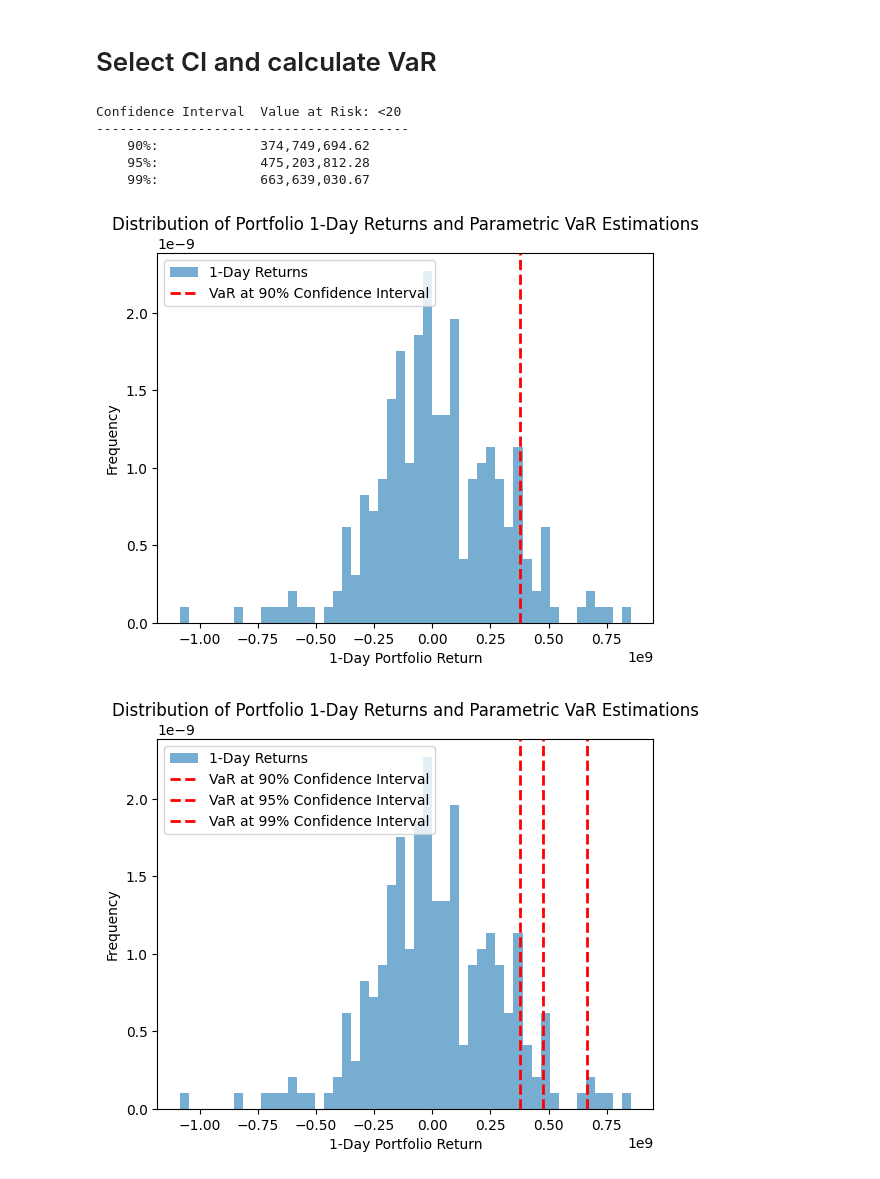
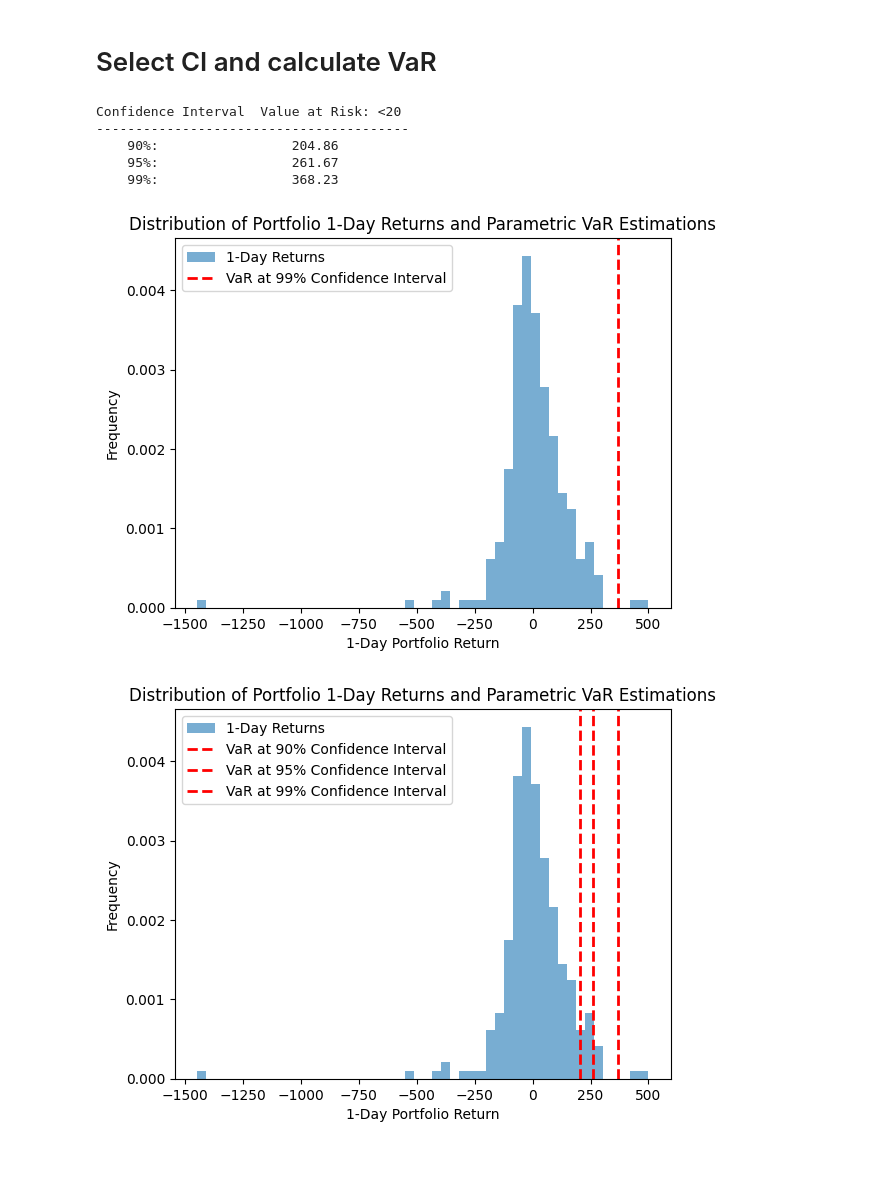
Before and after one commit to userlele78/Risk-Management-Project, a Jupyter notebook: Code/basic-historical-simulation-VaR(parametric).ipynb, the cells around one changed output. Saved outputs shown, nothing was run; the diff lists cells and outputs as text; code cells hidden in the pictures.

Commit message:
add merge_data_final

```diff
--- a/Code/basic-historical-simulation-VaR(parametric).ipynb
+++ b/Code/basic-historical-simulation-VaR(parametric).ipynb
@@ -33,0 +14,5 @@ data
+# %%
+data=pd.read_csv('../Data/merged_data-final.csv', index_col=0)
+# %%
+data = data.iloc[::-1]
+data
@@ -91,6 +88,7 @@ portfolio_value
 # %%
-weights = [
-    data.iloc[-1].iloc[0] * quantities[0] / portfolio_value,
-    data.iloc[-1].iloc[1] * quantities[1] / portfolio_value
-]
-print(weights)
+# weights = [
+#     data.iloc[-1].iloc[0] * quantities[0] / portfolio_value,
+#     data.iloc[-1].iloc[1] * quantities[1] / portfolio_value
+# ]
+portfolio_value = 10000
+weights = [0.5,0.5]
@@ -168,25 +166,25 @@ for ci, VaR in zip(confidence_intervals, VaRs):
 # %% [output]
 Confidence Interval  Value at Risk: <20
 ----------------------------------------
-    90%:             374,749,694.62
-    95%:             475,203,812.28
-    99%:             663,639,030.67
+    90%:                 204.86
+    95%:                 261.67
+    99%:                 368.23
 # %%
 # Conver returns to values for histogram
 historical_x_days_returns_values = historical_x_days_returns * portfolio_value
 
 # Plot histogram
 plt.hist(historical_x_days_returns_values, bins=50, density=True, alpha=0.6, label=f'{days}-Day Returns')
 # Add vertical line representing VaR
-plt.axvline(x=-VaRs[confidence_intervals.index(0.9)], color='r', linestyle='dashed', linewidth=2, label='VaR at 90% Confidence Interval')
+plt.axvline(x=-VaRs[confidence_intervals.index(0.99)], color='r', linestyle='dashed', linewidth=2, label='VaR at 99% Confidence Interval')
 
 plt.xlabel(f'{days}-Day Portfolio Return')
 plt.ylabel('Frequency')
 plt.title(f'Distribution of Portfolio {days}-Day Returns and Parametric VaR Estimations')
 plt.legend()
 plt.show()
 # %% [output]
-[figure, old version]
+[figure, new version]
 # %%
 plt.hist(historical_x_days_returns_values, bins=50, density=True, alpha=0.6, label=f'{days}-Day Returns')
 # Add vertical lines representing VaR of each CI
@@ -199,4 +197,4 @@ plt.title(f'Distribution of Portfolio {days}-Day Returns and Parametric VaR Esti
 plt.legend()
 plt.show()
 # %% [output]
-[figure, old version]
+[figure, new version]
```
Also changed, not shown: parts of 14 cells of this notebook, 2 other files.
